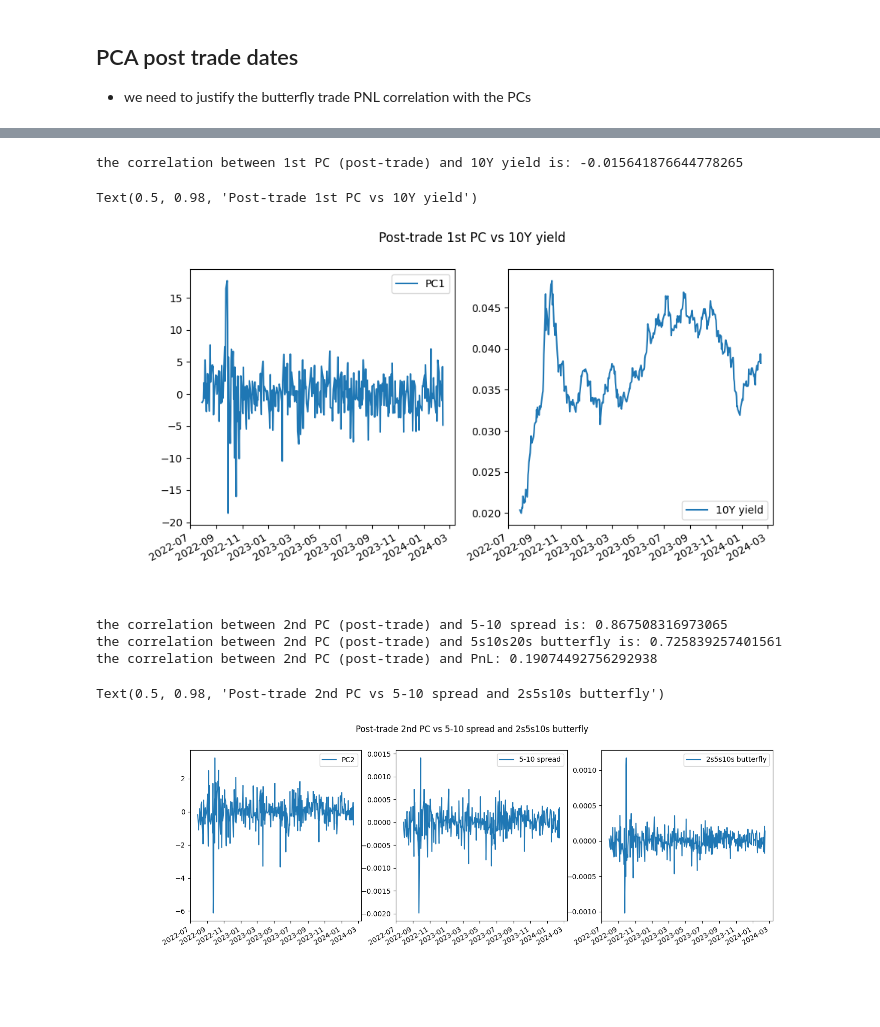
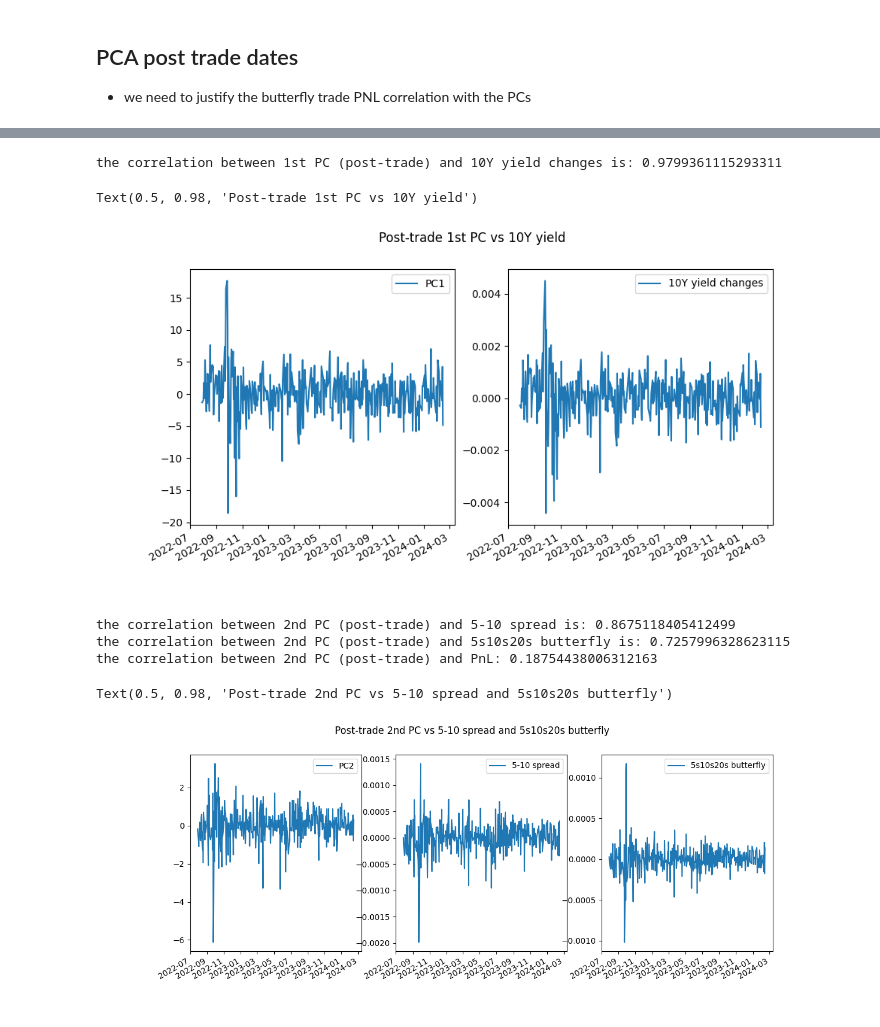
Before and after one commit to QizheCui/PCA_Butterfly_Trading_Strategy, a Jupyter notebook: LiborVersion/PCA_Trade_Libor_5s10s20s_changes.ipynb, the cells around one changed output, grey strips where cells are left out. Saved outputs shown, nothing was run; the diff lists cells and outputs as text; code cells hidden in the pictures; blank space fills up the shorter version.

```diff
--- a/LiborVersion/PCA_Trade_Libor_5s10s20s_changes.ipynb
+++ b/LiborVersion/PCA_Trade_Libor_5s10s20s_changes.ipynb
@@ -500,47 +506,47 @@ post-trade correlation between pnl and 3rd PC: -0.4803199972207039
 # %%
 # plot the first PC with 10y yield
-print(f"the correlation between 1st PC (post-trade) and 10Y yield is: {np.corrcoef(PC1, -df_yield.loc[post_trade_dates,10])[0][1]}")
+print(f"the correlation between 1st PC (post-trade) and 10Y yield changes is: {np.corrcoef(PC1, -df_changes.loc[post_trade_dates,10])[0][1]}")
 plt.figure(figsize=(10,5))
 plt.subplot(1,2,1)
 plt.plot(post_trade_dates, -PC1, label='PC1')
 plt.legend()
 plt.subplot(1,2,2)
-plt.plot(post_trade_dates, df_yield.loc[post_trade_dates,10], label='10Y yield')
+plt.plot(post_trade_dates, df_changes.loc[post_trade_dates,10], label='10Y yield changes')
 # make the x-axis date less
 plt.gcf().autofmt_xdate()
 plt.legend()
 # a super title
 plt.suptitle('Post-trade 1st PC vs 10Y yield')
 # %% [output]
-the correlation between 1st PC (post-trade) and 10Y yield is: -0.015641876644778265
+the correlation between 1st PC (post-trade) and 10Y yield changes is: 0.9799361115293311
 Text(0.5, 0.98, 'Post-trade 1st PC vs 10Y yield')
-[figure, old version]
+[figure, new version]
 # %%
 # plot the 2nd PC with 5-10 spread and 2s5s10s butterfly
 PC2 = post_trade_scales.dot(eigenvectors[:,1])
 print(f"the correlation between 2nd PC (post-trade) and 5-10 spread is: {np.corrcoef(PC2, post_trade_spread)[0][1]}")
 print(f"the correlation between 2nd PC (post-trade) and 5s10s20s butterfly is: {np.corrcoef(PC2, post_trade_butterfly)[0][1]}")
 print(f"the correlation between 2nd PC (post-trade) and PnL: {np.corrcoef(pnl_series, PC2)[0][1]}")
-plt.figure(figsize=(15,5))
+plt.figure(figsize=(13,5))
 plt.subplot(1,3,1)
 plt.plot(post_trade_dates,PC2, label='PC2')
 plt.legend()
 plt.subplot(1,3,2)
 plt.plot(post_trade_dates,post_trade_spread, label='5-10 spread')
 plt.legend()
 plt.subplot(1,3,3)
-plt.plot(post_trade_dates,post_trade_butterfly, label='2s5s10s butterfly')
+plt.plot(post_trade_dates,post_trade_butterfly, label='5s10s20s butterfly')
 plt.gcf().autofmt_xdate()
 plt.legend()
 
 # a super title
-plt.suptitle('Post-trade 2nd PC vs 5-10 spread and 2s5s10s butterfly')
+plt.suptitle('Post-trade 2nd PC vs 5-10 spread and 5s10s20s butterfly')
 # %% [output]
-the correlation between 2nd PC (post-trade) and 5-10 spread is: 0.867508316973065
-the correlation between 2nd PC (post-trade) and 5s10s20s butterfly is: 0.725839257401561
-the correlation between 2nd PC (post-trade) and PnL: 0.19074492756292938
+the correlation between 2nd PC (post-trade) and 5-10 spread is: 0.8675118405412499
+the correlation between 2nd PC (post-trade) and 5s10s20s butterfly is: 0.7257996328623115
+the correlation between 2nd PC (post-trade) and PnL: 0.18754438006312163
-Text(0.5, 0.98, 'Post-trade 2nd PC vs 5-10 spread and 2s5s10s butterfly')
+Text(0.5, 0.98, 'Post-trade 2nd PC vs 5-10 spread and 5s10s20s butterfly')
-[figure, old version]
+[figure, new version]
 # %%
 # 3rd PC
 PC3 = post_trade_scales.dot(eigenvectors[:,2])
```
Also changed, not shown: parts of 15 cells of this notebook, 4 other files.
